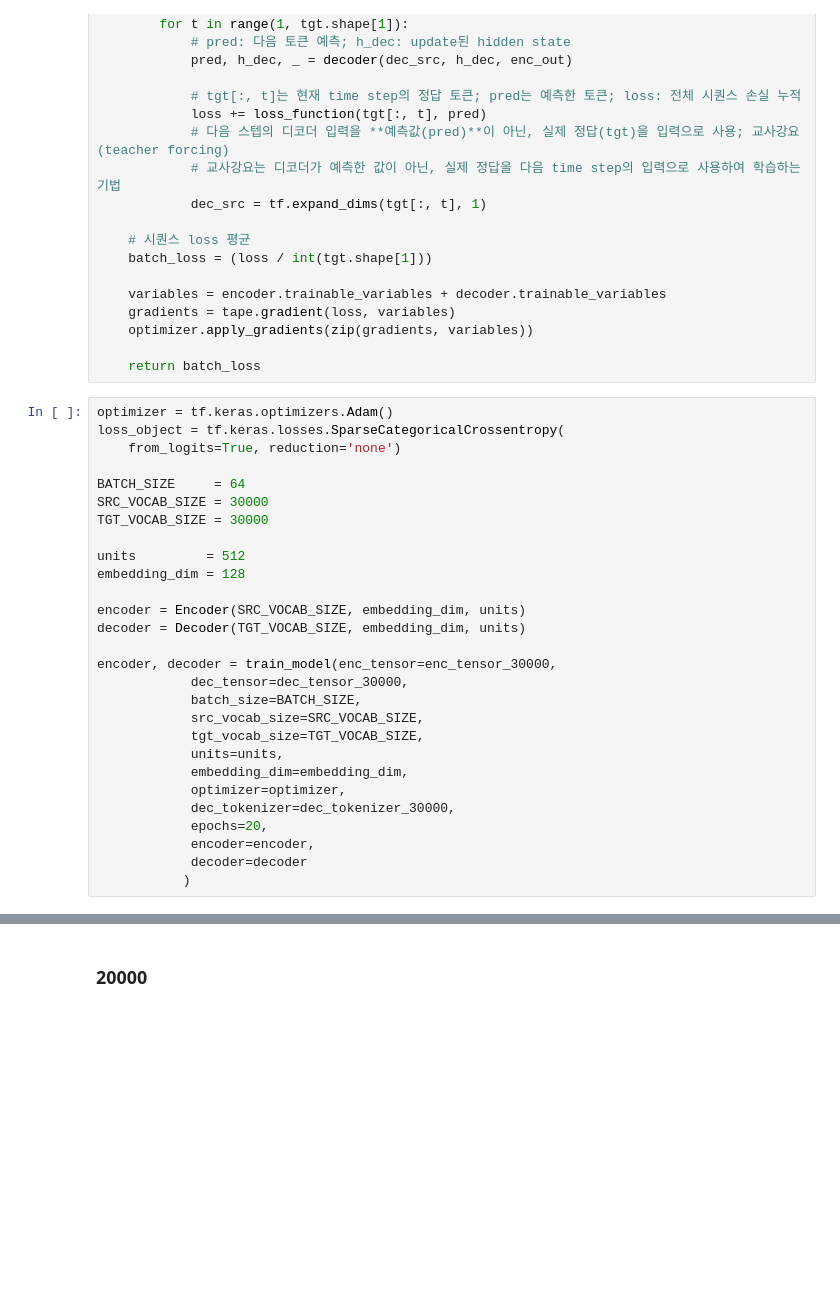
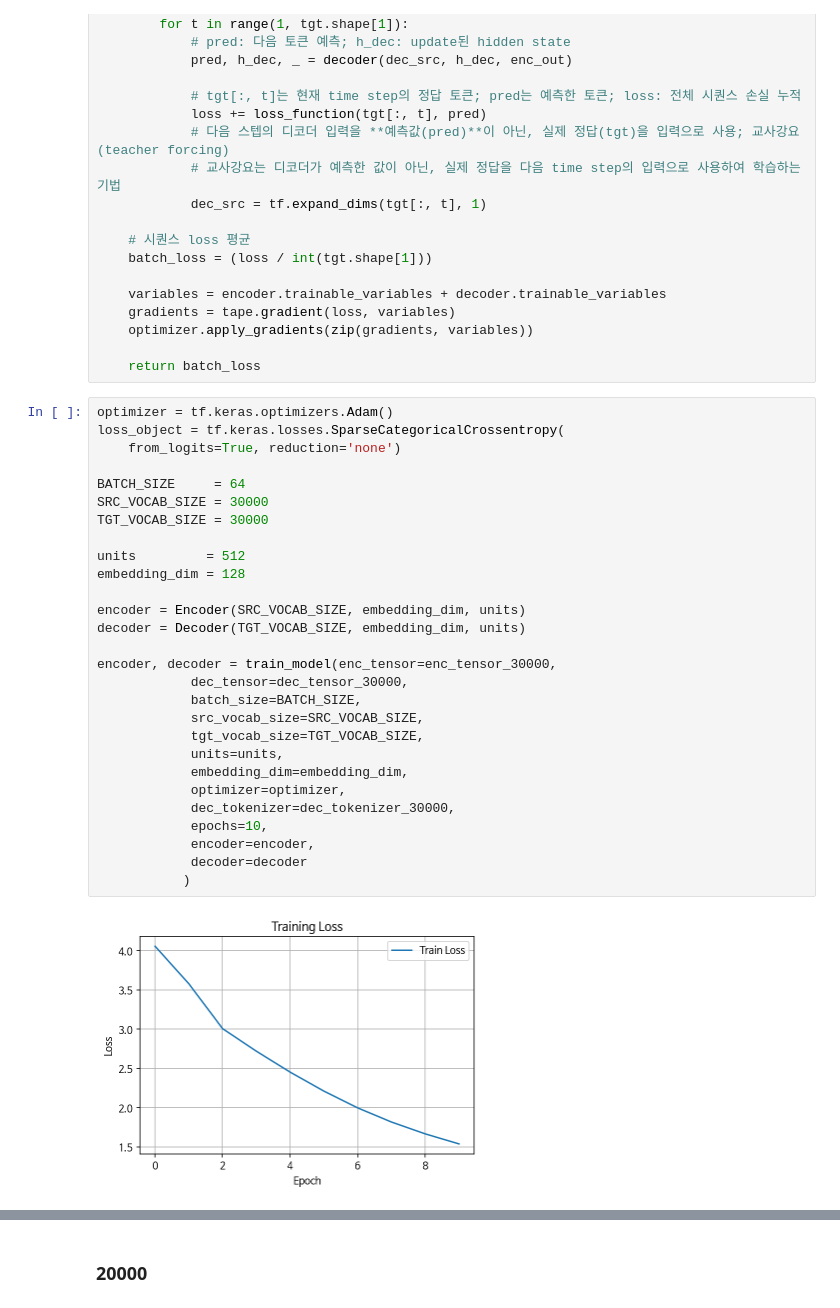
Before and after one commit to develop-insight/AIFFEL_quest_rs, a Jupyter notebook: GoingDeeper/Go04/translation_Kor_Eng_seq2seq_attn.ipynb, the cells around one changed output, grey strips where cells are left out. Saved outputs shown, nothing was run; the diff lists cells and outputs as text; blank space fills up the shorter version.

```diff
--- a/GoingDeeper/Go04/translation_Kor_Eng_seq2seq_attn.ipynb
+++ b/GoingDeeper/Go04/translation_Kor_Eng_seq2seq_attn.ipynb
@@ -823,31 +823,33 @@ def train_step(src, tgt, encoder, decoder, optimizer, dec_tok):
 # %%
 optimizer = tf.keras.optimizers.Adam()
 loss_object = tf.keras.losses.SparseCategoricalCrossentropy(
     from_logits=True, reduction='none')
 
 BATCH_SIZE     = 64
 SRC_VOCAB_SIZE = 30000
 TGT_VOCAB_SIZE = 30000
 
 units         = 512
 embedding_dim = 128
 
 encoder = Encoder(SRC_VOCAB_SIZE, embedding_dim, units)
 decoder = Decoder(TGT_VOCAB_SIZE, embedding_dim, units)
 
 encoder, decoder = train_model(enc_tensor=enc_tensor_30000,
             dec_tensor=dec_tensor_30000,
             batch_size=BATCH_SIZE,
             src_vocab_size=SRC_VOCAB_SIZE,
             tgt_vocab_size=TGT_VOCAB_SIZE,
             units=units,
             embedding_dim=embedding_dim,
             optimizer=optimizer,
             dec_tokenizer=dec_tokenizer_30000,
-            epochs=20,
+            epochs=10,
             encoder=encoder,
             decoder=decoder
            )
+# %% [output]
+[figure, added]
 # %%
 translate(
     "커피는 필요 없다.",
```
Also changed, not shown: parts of 8 cells of this notebook.
